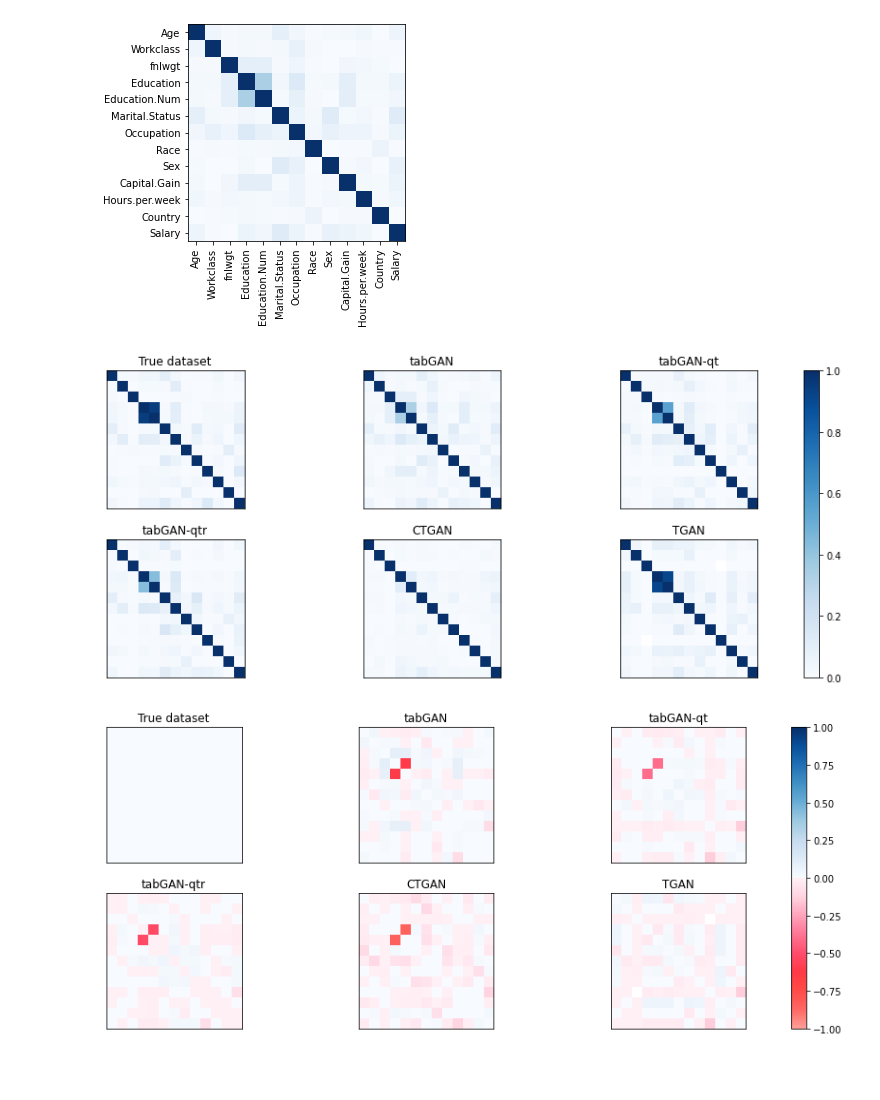
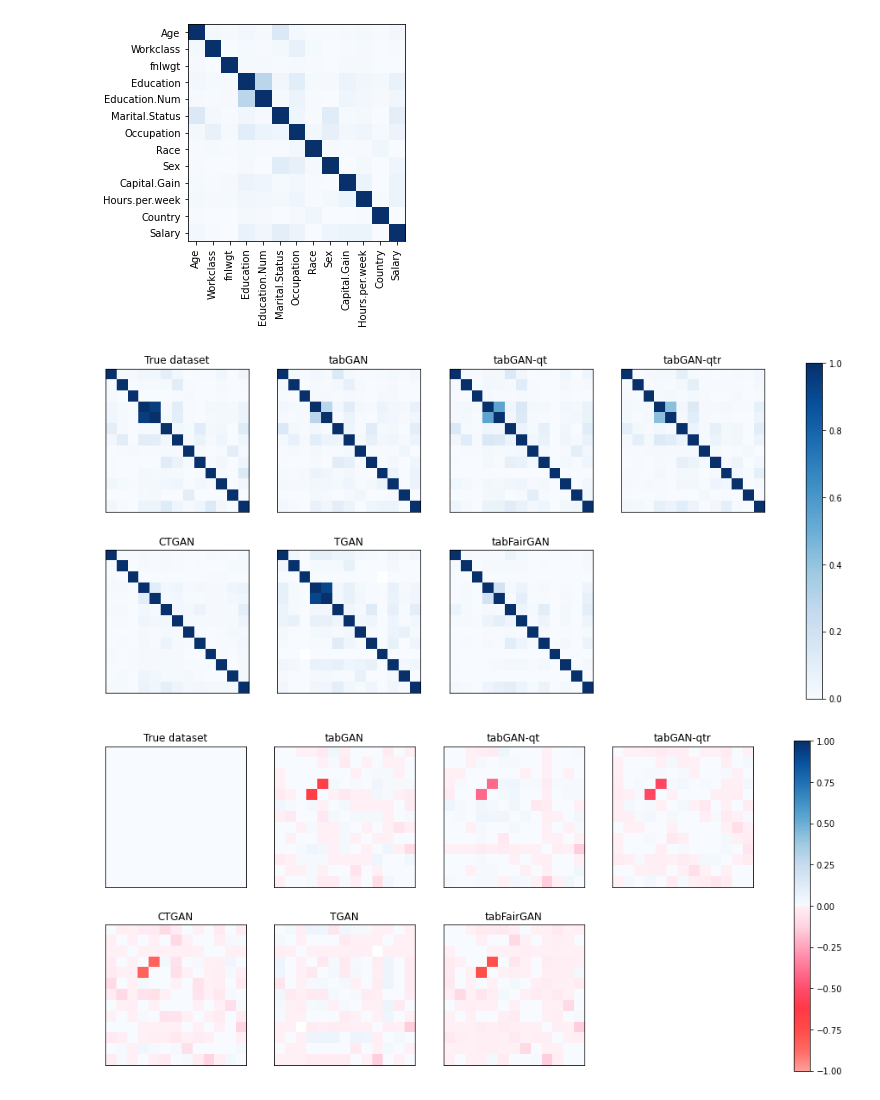
Before and after one commit to ArneRustad/Master-thesis-cf, a Jupyter notebook: tableGAN_compare_on_adult.ipynb, the cells around one changed output. Drawn from its saved outputs; the diff is of its cells as text; code cells hidden in the pictures; blank space fills up the shorter version.

```diff
--- a/tableGAN_compare_on_adult.ipynb
+++ b/tableGAN_compare_on_adult.ipynb
@@ -69,11 +53,9 @@ tg_qtr = TableGAN(data, n_critic = n_critic, adam_lr = adam_lr, adam_beta1 = ada
 if retrain:
     timer_tgan = load_timer(timer_path)
     timer_tgan.start("tabGAN")
-    fig_loss_adult, fig_time_plot = tg.train(n_epochs, batch_size = batch_size, ckpt_every = ckpt_every,
-                                             restart_training = True, time_plot = True,
-                                             loss_plot_update_every = loss_plot_update_every,
-                                            loss_plot_type = "line", save_dir = image_dir,
-                                             filename_train_loss = "train_loss_plot_ref.jpg")
+    tg.train(n_epochs, batch_size = batch_size, restart_training = True, loss_plot_update_every = loss_plot_update_every,
+             loss_plot_type = "line", save_dir = image_dir, plot_loss = False, progress_bar=True,
+             filename_train_loss = "train_loss_plot_tabGAN.jpg", ckpt_every = ckpt_every)
     timer_tgan.stop("tabGAN")
     timer_tgan.save(timer_path)
 # %% [output]
@@ -83,11 +64,9 @@ Elapsed time for tabGAN: 84.380 seconds
 if retrain:
     timer_tgan = load_timer(timer_path)
     timer_tgan.start("tabGAN-qt")
-    fig_loss_adult, fig_time_plot = tg_qt.train(n_epochs, batch_size = batch_size, ckpt_every = ckpt_every,
-                                             restart_training = True, time_plot = True,
-                                             loss_plot_update_every = loss_plot_update_every,
-                                            loss_plot_type = "line", save_dir = image_dir,
-                                             filename_train_loss = "train_loss_plot_qt.jpg")
+    tg_qt.train(n_epochs, batch_size = batch_size, restart_training = True, loss_plot_update_every = loss_plot_update_every,
+             loss_plot_type = "line", save_dir = image_dir, plot_loss = False, progress_bar=True,
+             filename_train_loss = "train_loss_plot_tabGAN-qt.jpg", ckpt_every = ckpt_every)
     timer_tgan.stop("tabGAN-qt")
     timer_tgan.save(timer_path)
 # %% [output]
@@ -97,11 +75,9 @@ Elapsed time for tabGAN-qt: 86.951 seconds
 if retrain:
     timer_tgan = load_timer(timer_path)
     timer_tgan.start("tabGAN-qtr")
-    fig_loss_adult, fig_time_plot = tg_qtr.train(n_epochs, batch_size = batch_size, ckpt_every = ckpt_every,
-                                             restart_training = True, time_plot = True,
-                                             loss_plot_update_every = loss_plot_update_every,
-                                            loss_plot_type = "line", save_dir = image_dir,
-                                             filename_train_loss = "train_loss_plot_qtr.jpg")
+    tg_qtr.train(n_epochs, batch_size = batch_size, restart_training = True, loss_plot_update_every = loss_plot_update_every,
+             loss_plot_type = "line", save_dir = image_dir, plot_loss = False, progress_bar=True,
+             filename_train_loss = "train_loss_plot_tabGAN-qtr.jpg", ckpt_every = ckpt_every)
     timer_tgan.stop("tabGAN-qtr")
     timer_tgan.save(timer_path)
 # %% [output]
@@ -159,3 +134,8 @@ compare_hist_real_vs_generated(tg_qt, other_gen_dataset = tgan_synthetic_data, d
                               save_dir = image_dir)
 # %% [output]
 [figure]
+# %%
+tabFairGAN_synthetic_data = pd.read_csv(".//Datasets//Generated_for_pred_eval_adult//tabFairGAN//gen_full.csv")
+compare_hist_real_vs_generated(tg_qt, other_gen_dataset = tabFairGAN_synthetic_data, discrete_xtick_rotation = 90,
+                               save_path = compare_hist_prefix + "tabFairGAN" + image_type,
+                              save_dir = image_dir)
@@ -177,20 +159,21 @@ fig.savefig(os.path.join(image_dir, "nmi_matrix_true_dataset.jpg"))
 # %%
 %run "$utils_path"
 compare_nmi_matrices([tg, tg_qt, tg_qtr],
-                     extra_datasets = [ctgan_synthetic_data, tgan_synthetic_data],
-                     ncol = 3, subplot_titles_tgans =  ["tabGAN", "tabGAN-qt", "tabGAN-qtr"],
-                     subplot_titles_extra_datasets = ["CTGAN", "TGAN"],
-                    save_dir = image_dir, save_name = "nmi_matrices.jpg")
+                     extra_datasets = [ctgan_synthetic_data, tgan_synthetic_data, tabFairGAN_synthetic_data],
+                     ncol = 4, subplot_titles_tgans =  ["tabGAN", "tabGAN-qt", "tabGAN-qtr"],
+                     subplot_titles_extra_datasets = ["CTGAN", "TGAN", "tabFairGAN"],
+                    save_dir = image_dir, save_name = "nmi_matrices.jpg", figsize = [14,6])
 # %% [output]
-[figure, old version]
+[figure, new version]
 # %%
 %run "$utils_path"
 compare_nmi_matrices([tg, tg_qt, tg_qtr],
-                     extra_datasets = [ctgan_synthetic_data, tgan_synthetic_data],
-                     ncol = 3, subplot_titles_tgans =  ["tabGAN", "tabGAN-qt", "tabGAN-qtr"],
-                     subplot_titles_extra_datasets = ["CTGAN", "TGAN"],
-                    compute_diff_nmi_matrices = True, save_dir = image_dir, save_name = "nmi_diff_matrices.jpg")
+                     extra_datasets = [ctgan_synthetic_data, tgan_synthetic_data, tabFairGAN_synthetic_data],
+                     ncol = 4, subplot_titles_tgans =  ["tabGAN", "tabGAN-qt", "tabGAN-qtr"],
+                     subplot_titles_extra_datasets = ["CTGAN", "TGAN", "tabFairGAN"],
+                    compute_diff_nmi_matrices = True, save_dir = image_dir, save_name = "nmi_diff_matrices.jpg",
+                    figsize=[14,6])
 # %% [output]
-[figure, old version]
+[figure, new version]
 # %%
 timer_tgan = load_timer(timer_path)
```
Also changed, not shown: parts of 9 cells of this notebook, 7 other files.
